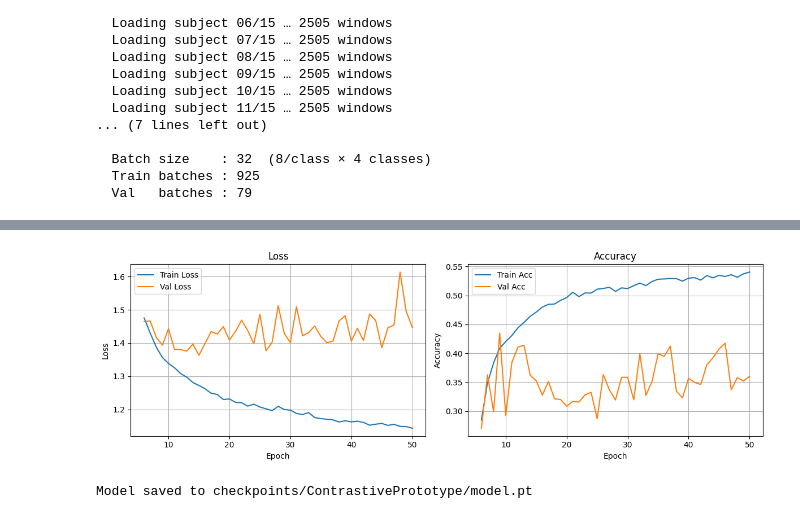
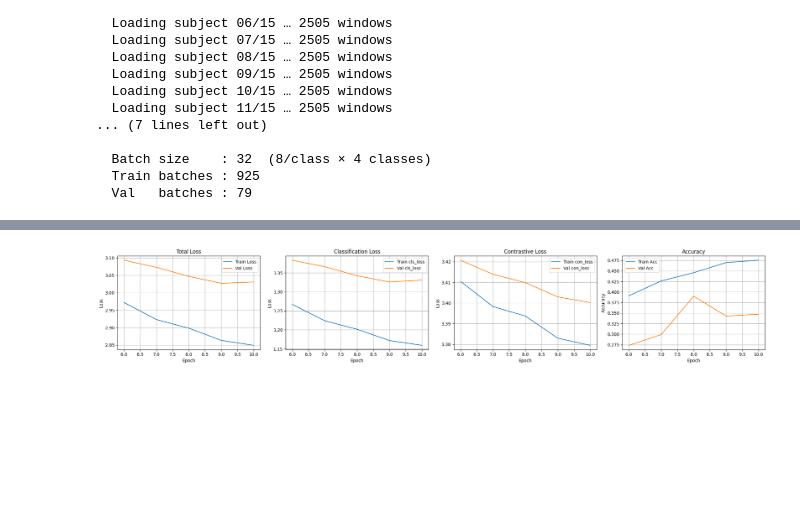
Before and after one commit to bds062/CMSC472-Final, a Jupyter notebook: model_training.ipynb, the cells around one changed output, grey strips where cells are left out. Saved outputs shown, nothing was run; the diff lists cells and outputs as text; code cells hidden in the pictures; blank space fills up the shorter version.

Commit message:
Separate losses for plotting

```diff
--- a/model_training.ipynb
+++ b/model_training.ipynb
@@ -44,13 +44,17 @@ warmup_epochs=5
 
 trainer = Trainer(
 
+    # '''None'''
+    # model, ClassificationLoss(), None,
+    # optimizer, lambda_con=0.5, warmup_epochs=warmup_epochs, device='cuda'
+
     # '''Contrastive Loss'''
-    # model, ClassificationLoss(), ContrastiveLoss(temperature=0.1),
-    # optimizer, lambda_con=0.5, warmup_epochs=5, device='cuda'
+    model, ClassificationLoss(), ContrastiveLoss(temperature=0.1),
+    optimizer, lambda_con=0.5, warmup_epochs=5, device='cuda'
 
     # '''Contrastive Prototype'''
-    model, ClassificationLoss(), ContrastivePrototype(num_classes=4),
-    optimizer, lambda_con=0.5, warmup_epochs=warmup_epochs, device='cuda'
+    # model, ClassificationLoss(), ContrastivePrototype(num_classes=4),
+    # optimizer, lambda_con=0.5, warmup_epochs=warmup_epochs, device='cuda'
 )
 history = trainer.fit(train_loader, val_loader, epochs=50)
 # %% [output]
@@ -74,45 +71,68 @@ Epoch 050/50  train_loss=1.1440  cls=1.0625  con=0.1630  acc=0.540  |  val_loss=
 # %%
 import matplotlib.pyplot as plt
 import os
 
 def plot_history(history):
     epochs = range(warmup_epochs + 1, len(history['train']) + 1)
 
-    train_loss = [e['loss'] for e in history['train']][warmup_epochs:]
-    val_loss   = [e['loss'] for e in history['val']][warmup_epochs:]
-    train_acc  = [e['acc']  for e in history['train']][warmup_epochs:]
-    val_acc    = [e['acc']  for e in history['val']][warmup_epochs:]
+    train_loss     = [e['loss']     for e in history['train']][warmup_epochs:]
+    val_loss       = [e['loss']     for e in history['val']][warmup_epochs:]
+    train_cls_loss = [e['cls_loss'] for e in history['train']][warmup_epochs:]
+    val_cls_loss   = [e['cls_loss'] for e in history['val']][warmup_epochs:]
+    train_con_loss = [e['con_loss'] for e in history['train']][warmup_epochs:]
+    val_con_loss   = [e['con_loss'] for e in history['val']][warmup_epochs:]
+    train_acc      = [e['acc']      for e in history['train']][warmup_epochs:]
+    val_acc        = [e['acc']      for e in history['val']][warmup_epochs:]
 
-    fig, (ax1, ax2) = plt.subplots(1, 2, figsize=(12, 4))
+    fig, axes = plt.subplots(1, 4, figsize=(22, 4))
+    ax1, ax2, ax3, ax4 = axes
 
-    # Loss
+    # Total Loss
     ax1.plot(epochs, train_loss, label='Train Loss')
     ax1.plot(epochs, val_loss,   label='Val Loss')
     ax1.set_xlabel('Epoch')
     ax1.set_ylabel('Loss')
-    ax1.set_title('Loss')
+    ax1.set_title('Total Loss')
     ax1.legend()
     ax1.grid(True)
 
-    # Accuracy
-    ax2.plot(epochs, train_acc, label='Train Acc')
-    ax2.plot(epochs, val_acc,   label='Val Acc')
+    # cls_loss
+    ax2.plot(epochs, train_cls_loss, label='Train cls_loss')
+    ax2.plot(epochs, val_cls_loss,   label='Val cls_loss')
     ax2.set_xlabel('Epoch')
-    ax2.set_ylabel('Accuracy')
-    ax2.set_title('Accuracy')
+    ax2.set_ylabel('Loss')
+    ax2.set_title('Classification Loss')
     ax2.legend()
     ax2.grid(True)
+
+    # con_loss
+    ax3.plot(epochs, train_con_loss, label='Train con_loss')
+    ax3.plot(epochs, val_con_loss,   label='Val con_loss')
+    ax3.set_xlabel('Epoch')
+    ax3.set_ylabel('Loss')
+    ax3.set_title('Contrastive Loss')
+    ax3.legend()
+    ax3.grid(True)
+
+    # Accuracy
+    ax4.plot(epochs, train_acc, label='Train Acc')
+    ax4.plot(epochs, val_acc,   label='Val Acc')
+    ax4.set_xlabel('Epoch')
+    ax4.set_ylabel('Accuracy')
+    ax4.set_title('Accuracy')
+    ax4.legend()
+    ax4.grid(True)
 
     plt.tight_layout()
 
     save_path = f'checkpoints/{run_name}/plots.png'
     os.makedirs(os.path.dirname(save_path), exist_ok=True)
     plt.savefig(save_path, dpi=150)
     plt.show()
 
 plot_history(history)
 # %% [output]
-[figure, old version]
+[figure, new version]
 # %%
 import os
 
@@ -127,8 +147,6 @@ torch.save({
 }, save_path)
 
 print(f"Model saved to {save_path}")
-# %% [output]
-Model saved to checkpoints/ContrastivePrototype/model.pt
 # %%
 checkpoint = torch.load(f'checkpoints/{run_name}/model.pt', map_location='cuda')
 
```
Also changed, not shown: parts of 4 cells of this notebook, 10 other files.
